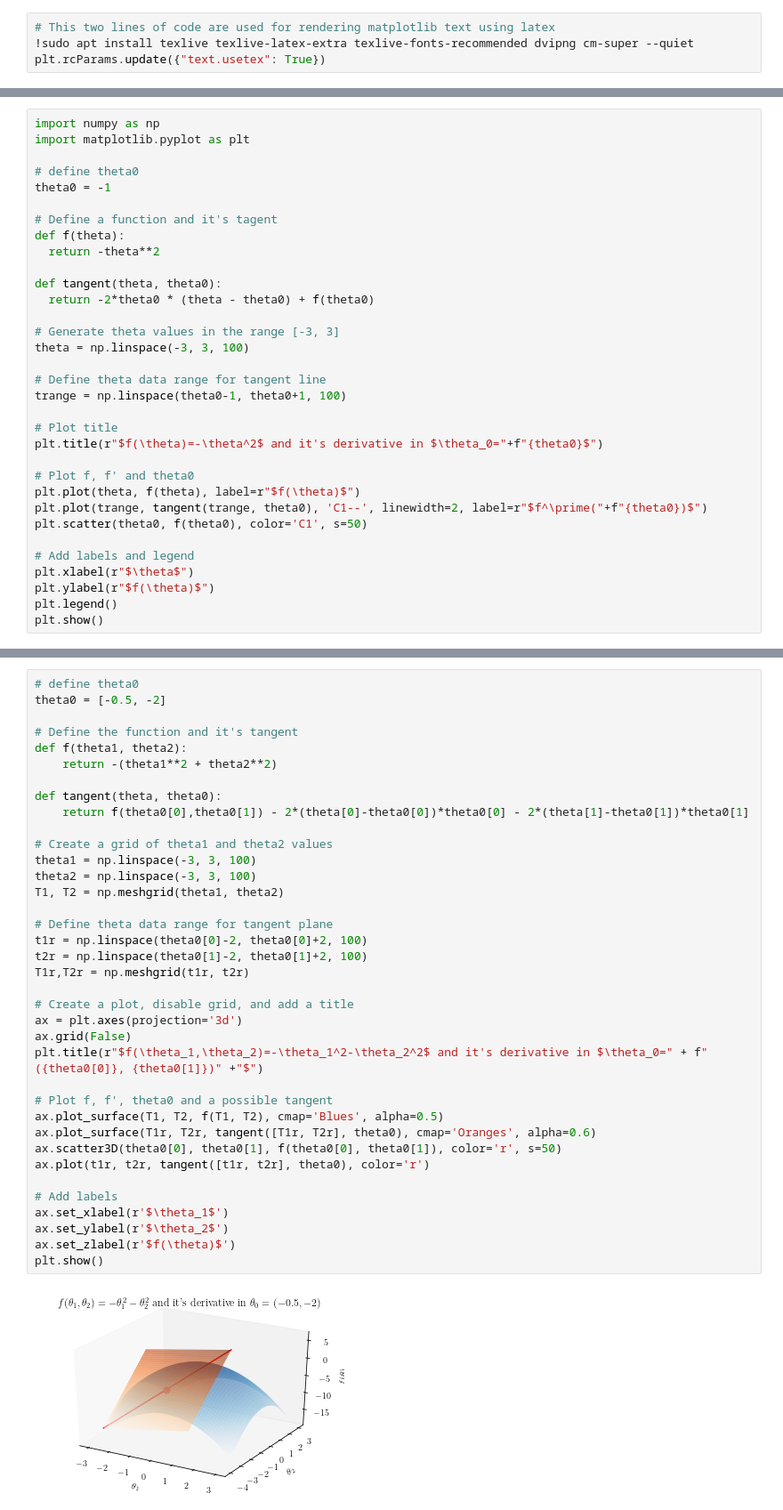
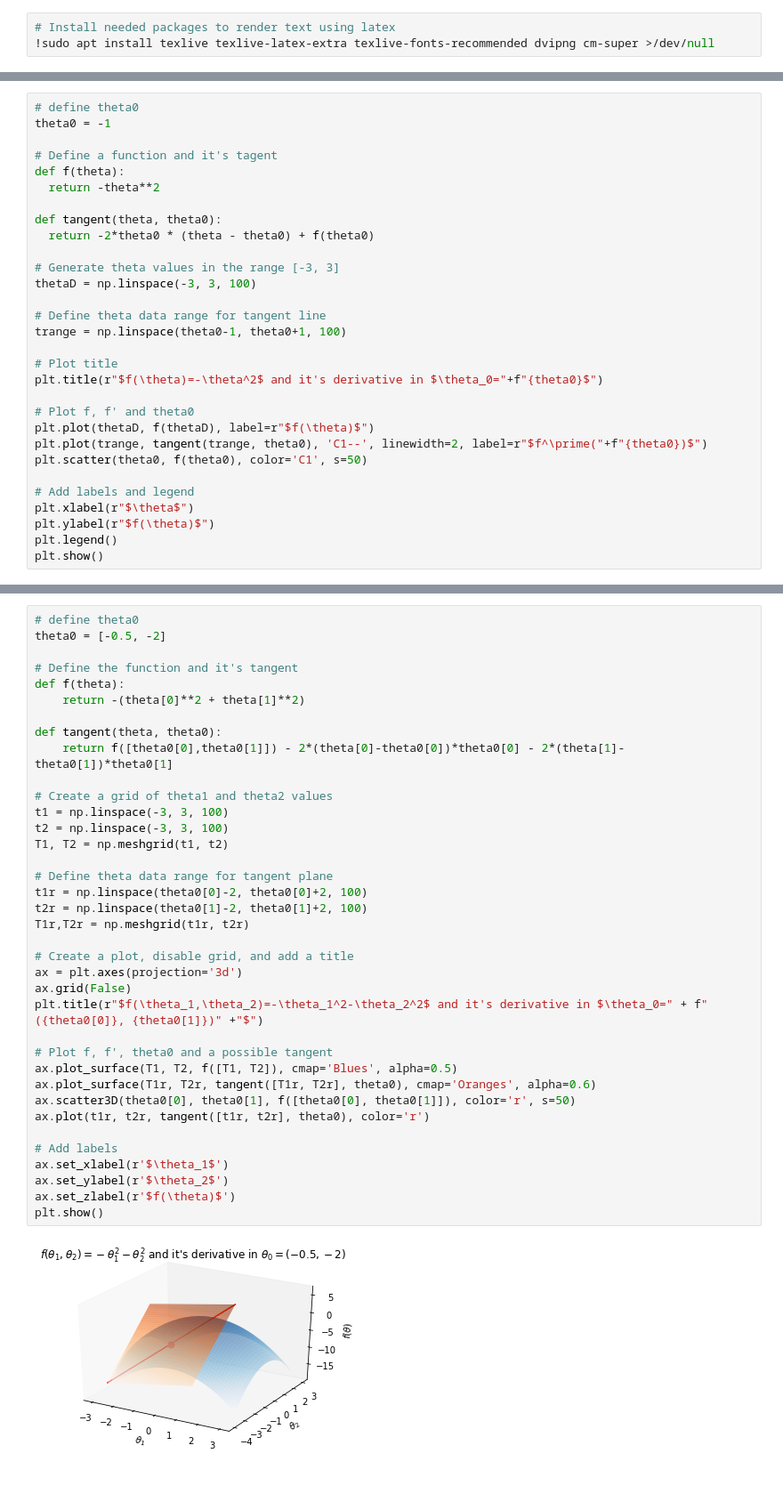
Before and after one commit to luigi-ga/GradientsWithoutBackpropagation, a Jupyter notebook: NN_Project.ipynb, the cells around one changed output, grey strips where cells are left out. Shown at 89% size. Saved outputs shown, nothing was run; the diff lists cells and outputs as text; blank space fills up the shorter version.

```diff
--- a/NN_Project.ipynb
+++ b/NN_Project.ipynb
@@ -5,4 +25,3 @@ When it comes to Artificial Neural Network, the most common method for computing
 # %%
-# This two lines of code are used for rendering matplotlib text using latex
-!sudo apt install texlive texlive-latex-extra texlive-fonts-recommended dvipng cm-super --quiet
-plt.rcParams.update({"text.usetex": True})
+# Install needed packages to render text using latex
+!sudo apt install texlive texlive-latex-extra texlive-fonts-recommended dvipng cm-super >/dev/null
@@ -29,9 +57,6 @@ $$f^\prime(\theta) = \lim_{h \to 0} \frac{f(\theta+h)-f(\theta)}{h}$$
 
 Given, for example, the function $f(\theta)=-\theta^2$ with $\theta \in [-3, 3]$, you can display the derivative (slope) at a point $\theta_0=-1$ by running the following code:
 # %%
-import numpy as np
-import matplotlib.pyplot as plt
-
 # define theta0
 theta0 = -1
 
@@ -43,7 +68,7 @@ def tangent(theta, theta0):
   return -2*theta0 * (theta - theta0) + f(theta0)
 
 # Generate theta values in the range [-3, 3]
-theta = np.linspace(-3, 3, 100)
+thetaD = np.linspace(-3, 3, 100)
 
 # Define theta data range for tangent line
 trange = np.linspace(theta0-1, theta0+1, 100)
@@ -52,7 +77,7 @@ trange = np.linspace(theta0-1, theta0+1, 100)
 plt.title(r"$f(\theta)=-\theta^2$ and it's derivative in $\theta_0="+f"{theta0}$")
 
 # Plot f, f' and theta0
-plt.plot(theta, f(theta), label=r"$f(\theta)$")
+plt.plot(thetaD, f(thetaD), label=r"$f(\theta)$")
 plt.plot(trange, tangent(trange, theta0), 'C1--', linewidth=2, label=r"$f^\prime("+f"{theta0})$")
 plt.scatter(theta0, f(theta0), color='C1', s=50)
 
@@ -85,42 +110,42 @@ Given, for example, the function $f(\theta_1,\theta_2)=-\theta_1^2-\theta_2^2$ w
 # %%
 # define theta0
 theta0 = [-0.5, -2]
 
 # Define the function and it's tangent
-def f(theta1, theta2):
-    return -(theta1**2 + theta2**2)
+def f(theta):
+    return -(theta[0]**2 + theta[1]**2)
 
 def tangent(theta, theta0):
-    return f(theta0[0],theta0[1]) - 2*(theta[0]-theta0[0])*theta0[0] - 2*(theta[1]-theta0[1])*theta0[1]
+    return f([theta0[0],theta0[1]]) - 2*(theta[0]-theta0[0])*theta0[0] - 2*(theta[1]-theta0[1])*theta0[1]
 
 # Create a grid of theta1 and theta2 values
-theta1 = np.linspace(-3, 3, 100)
-theta2 = np.linspace(-3, 3, 100)
-T1, T2 = np.meshgrid(theta1, theta2)
+t1 = np.linspace(-3, 3, 100)
+t2 = np.linspace(-3, 3, 100)
+T1, T2 = np.meshgrid(t1, t2)
 
 # Define theta data range for tangent plane
 t1r = np.linspace(theta0[0]-2, theta0[0]+2, 100)
 t2r = np.linspace(theta0[1]-2, theta0[1]+2, 100)
 T1r,T2r = np.meshgrid(t1r, t2r)
 
 # Create a plot, disable grid, and add a title
 ax = plt.axes(projection='3d')
 ax.grid(False)
 plt.title(r"$f(\theta_1,\theta_2)=-\theta_1^2-\theta_2^2$ and it's derivative in $\theta_0=" + f"({theta0[0]}, {theta0[1]})" +"$")
 
 # Plot f, f', theta0 and a possible tangent
-ax.plot_surface(T1, T2, f(T1, T2), cmap='Blues', alpha=0.5)
+ax.plot_surface(T1, T2, f([T1, T2]), cmap='Blues', alpha=0.5)
 ax.plot_surface(T1r, T2r, tangent([T1r, T2r], theta0), cmap='Oranges', alpha=0.6)
-ax.scatter3D(theta0[0], theta0[1], f(theta0[0], theta0[1]), color='r', s=50)
+ax.scatter3D(theta0[0], theta0[1], f([theta0[0], theta0[1]]), color='r', s=50)
 ax.plot(t1r, t2r, tangent([t1r, t2r], theta0), color='r')
 
 # Add labels
 ax.set_xlabel(r'$\theta_1$')
 ax.set_ylabel(r'$\theta_2$')
 ax.set_zlabel(r'$f(\theta)$')
 plt.show()
 # %% [output]
-[figure, old version]
+[figure, new version]
 # %% [markdown]
 At $\theta_0=(-0.5, -2)$, as the gradient of the function is $\nabla f(\theta) = [-2\theta_1, -2\theta_2]=[1,4]$, a slight nudge purely in the $\theta_1$ direction would cause a change by a factor of 1 in the output of the function while a similar change in the $\theta_2$ direction would change the output of the function by a factor of 4.
 
```
Also changed, not shown: parts of 22 cells of this notebook.
